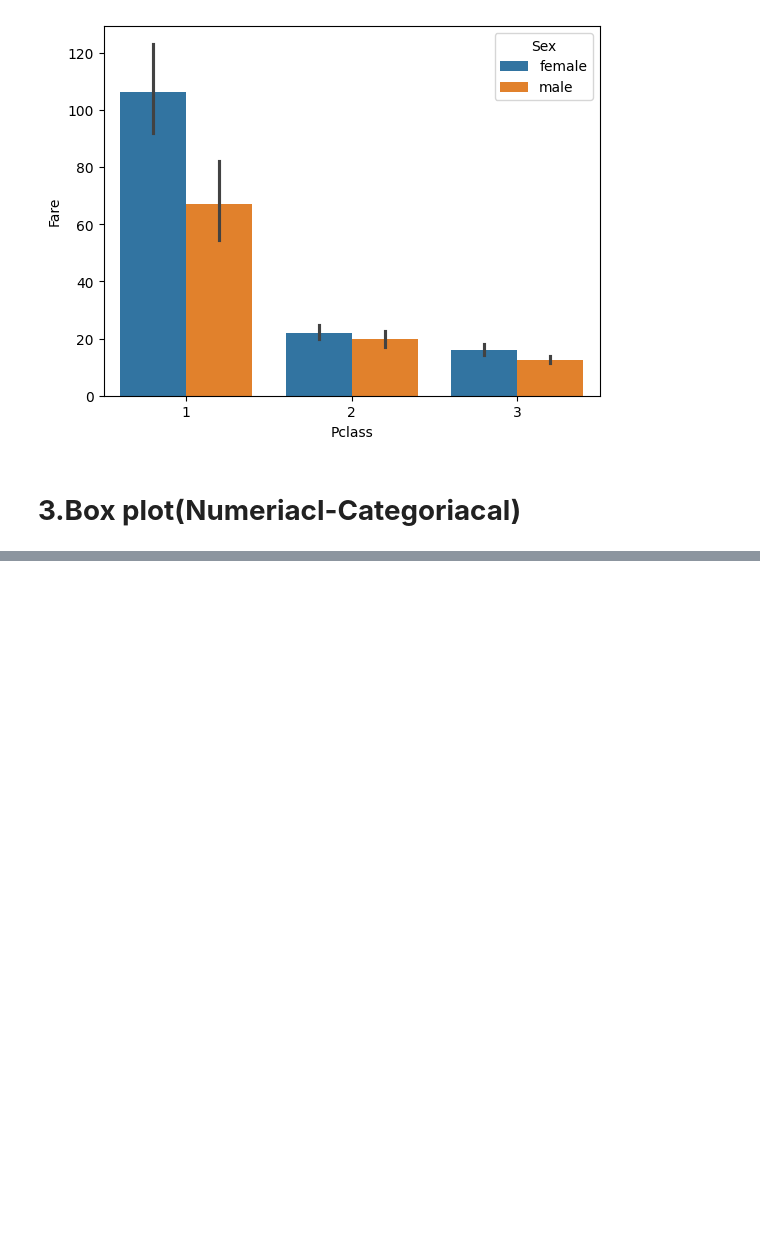
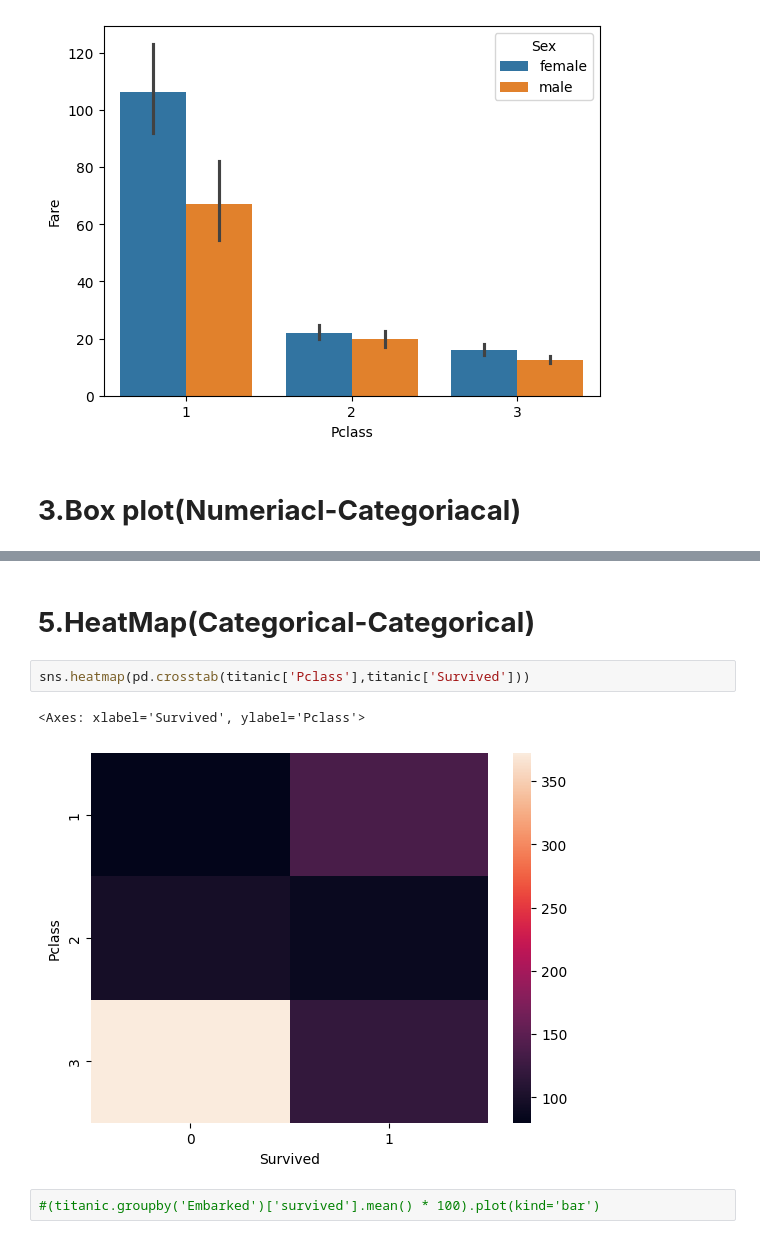
Before and after one commit to Ankitapaul1234/gc_ml, a Jupyter notebook: EDA.ipynb, the cells around one changed output, grey strips where cells are left out. Saved outputs shown, nothing was run; the diff lists cells and outputs as text; blank space fills up the shorter version.

```diff
--- a/EDA.ipynb
+++ b/EDA.ipynb
@@ -210,0 +243,9 @@ sns.barplot(x='Pclass',y='Fare',hue='Sex',data=titanic)  #Multivariate
+# %% [markdown]
+# **5.HeatMap(Categorical-Categorical)**
+# %%
+sns.heatmap(pd.crosstab(titanic['Pclass'],titanic['Survived']))
+# %% [output]
+<Axes: xlabel='Survived', ylabel='Pclass'>
+[figure, added]
+# %%
+#(titanic.groupby('Embarked')['survived'].mean() * 100).plot(kind='bar')
```
Also changed, not shown: parts of 10 cells of this notebook.
